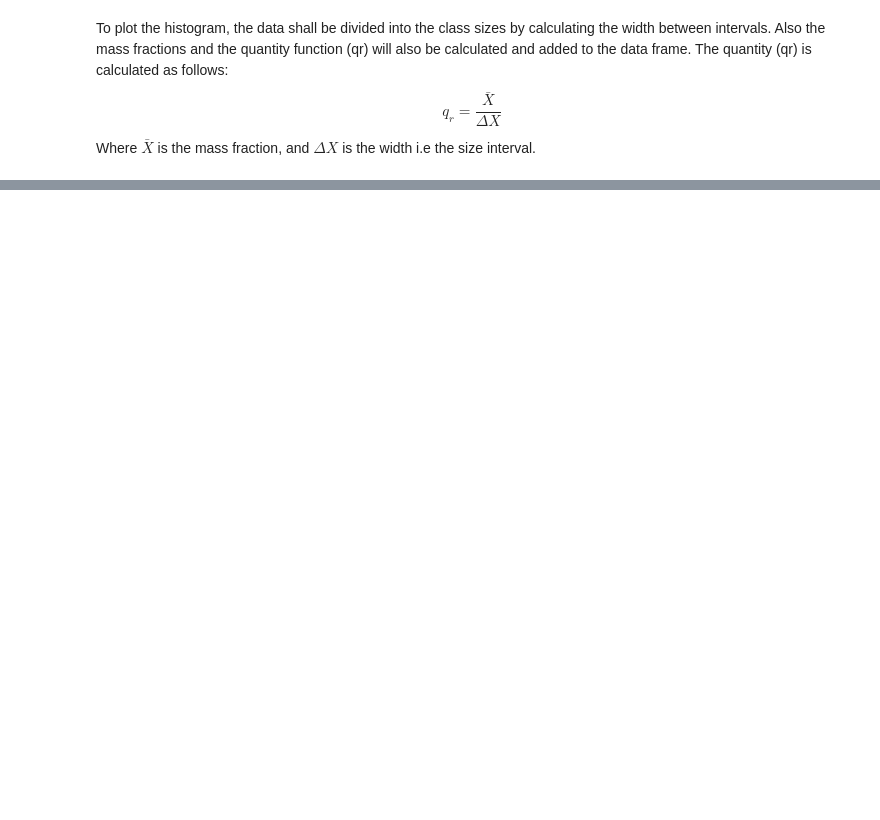
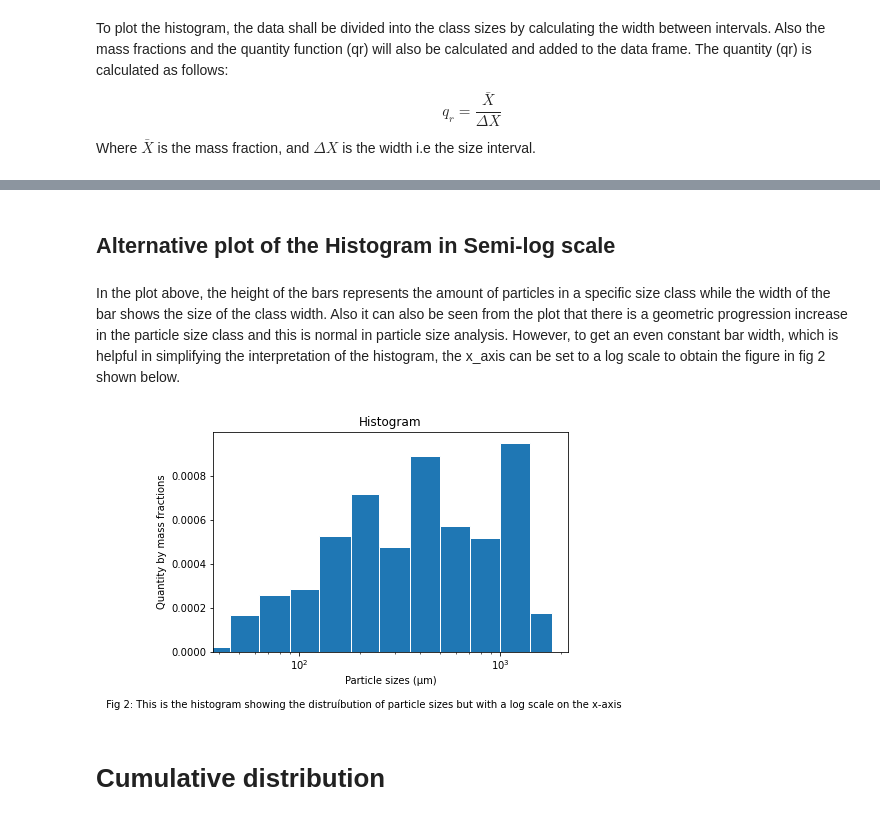
Before and after one commit to sethsomtoo/Particle-size-analysis-with-python, a Jupyter notebook: Project_3/particle_size_analysis.ipynb, the cells around one changed output, grey strips where cells are left out. Drawn from its saved outputs; the diff is of its cells as text; code cells hidden in the pictures; blank space fills up the shorter version.

```diff
--- a/Project_3/particle_size_analysis.ipynb
+++ b/Project_3/particle_size_analysis.ipynb
@@ -77,0 +104,22 @@ def massfrac(df):
+# %% [markdown]
+## Alternative plot of the Histogram in Semi-log scale
+# %% [markdown]
+In the plot above, the height of the bars represents the amount of particles in a specific size class while the width of the bar shows the size of the class width. Also it can also be seen from the plot that there is a geometric progression increase in the particle size class and this is normal in particle size analysis. However, to get an even constant bar width, which is helpful in simplifying the interpretation of the histogram, the x_axis can be set to a log scale to obtain the figure in fig 2 shown below.
+# %%
+#plotting the histogram using semilog
+fig, ax = plt.subplots()
+plt.bar(df2['Mesh size (μm)'], df2['$q_{r}$'], width=df2['Class_width (μm)'], align='edge', edgecolor='white')
+
+ax.set_xlabel('Particle sizes (μm)')
+ax.set_ylabel('Quantity by mass fractions')
+ax.set_title('Histogram')
+plt.figtext(0.5,-0.05, s = " Fig 2: This is the histogram showing the distruíbution of particle sizes but with a log scale on the x-axis",
+            wrap=True, horizontalalignment='center')
+
+plt.tight_layout()
+
+ax.set_xscale('log')
+# %% [output]
+[figure, added]
+# %% [markdown]
+# Cumulative distribution
```
Also changed, not shown: parts of 10 cells of this notebook, 1 other file.
